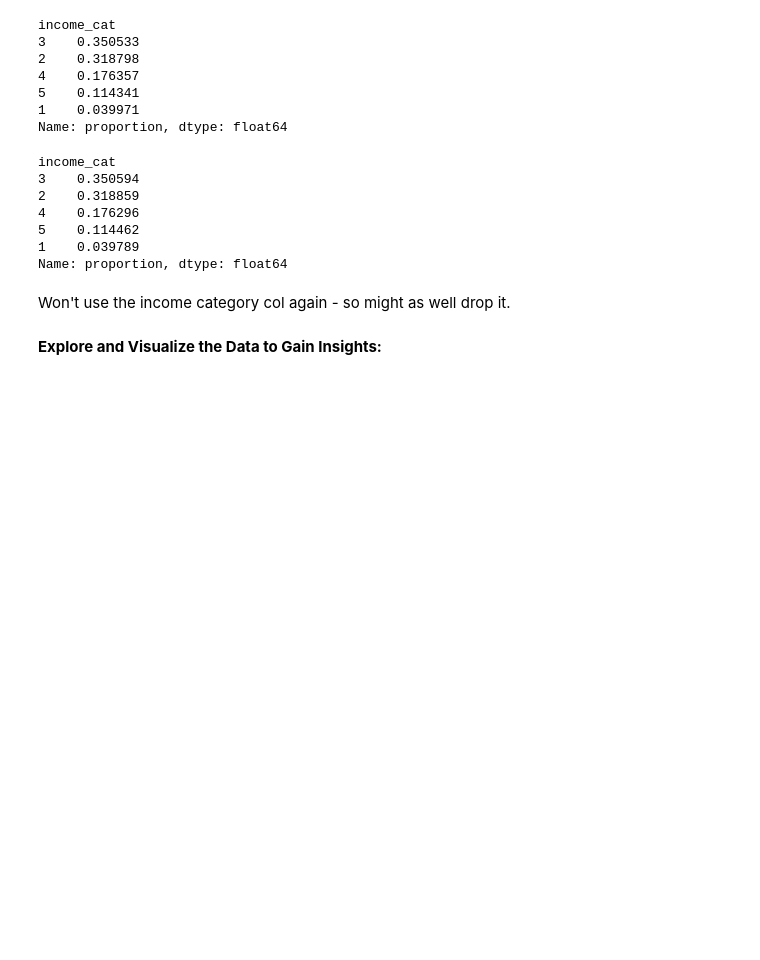
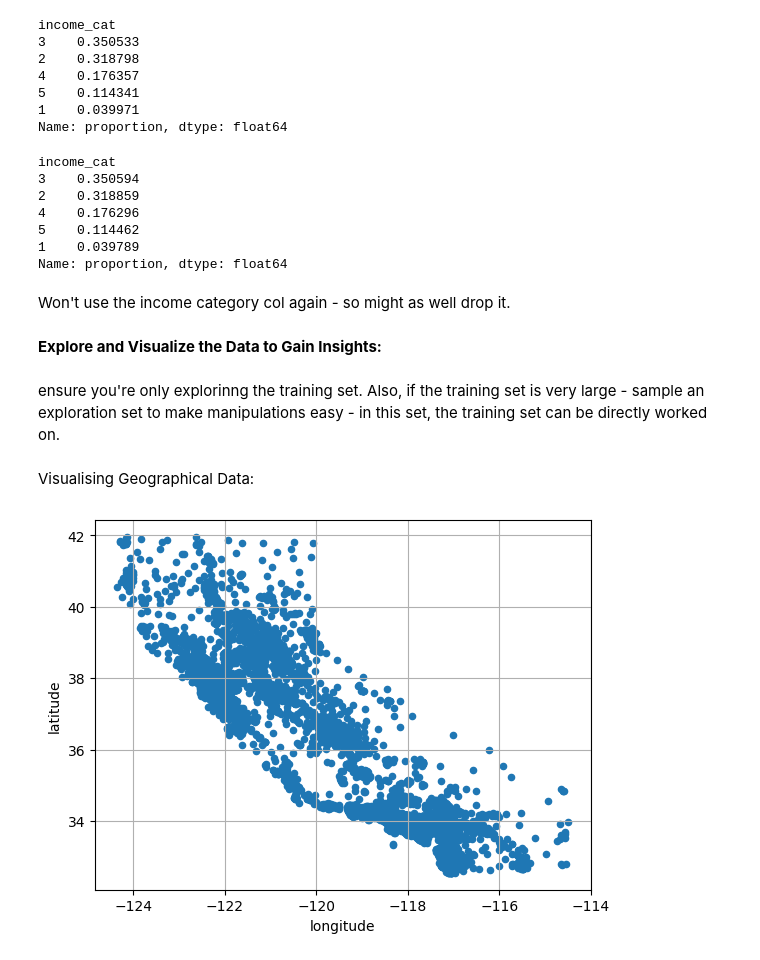
Before and after one commit to BlaiseMarvin/Machine-Learning-and-Big-Data-Analytics, a Jupyter notebook: hands-on-ml/end_to_end_ml.ipynb, the cells around one changed output. Drawn from its saved outputs; the diff is of its cells as text; code cells hidden in the pictures; blank space fills up the shorter version.

```diff
--- a/hands-on-ml/end_to_end_ml.ipynb
+++ b/hands-on-ml/end_to_end_ml.ipynb
@@ -197,3 +197,14 @@ for set_ in (strat_train_set, strat_test_set):
     set_.drop("income_cat",axis="columns",inplace=True)
 # %% [markdown]
 **Explore and Visualize the Data to Gain Insights:**
+# %% [markdown]
+ensure you're only explorinng the training set. Also, if the training set is very large - sample an exploration set to make manipulations easy - in this set, the training set can be directly worked on.
+# %%
+housing = strat_train_set.copy()
+# %% [markdown]
+Visualising Geographical Data:
+# %%
+housing.plot(kind='scatter',x='longitude',y='latitude',grid=True)
+plt.show()
+# %% [output]
+[figure, added]
```
Also changed, not shown: parts of 206 cells of this notebook, 1 other file.
